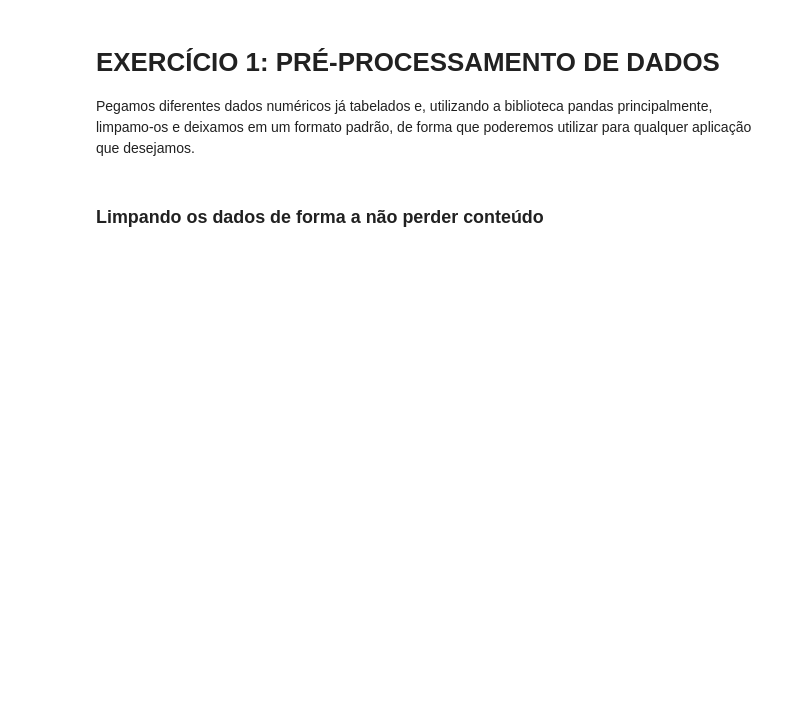
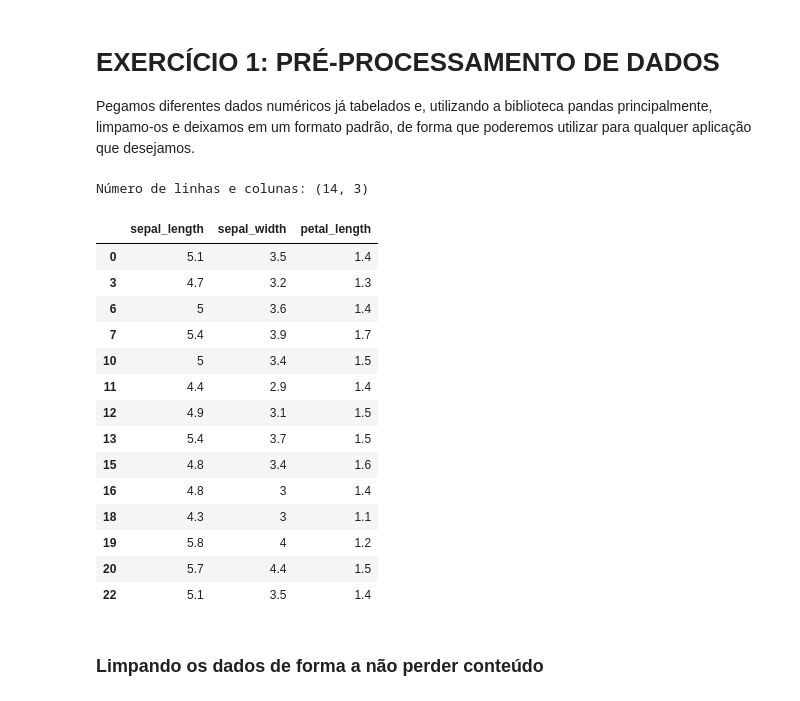
Before and after one commit to AntonioASD/Introdu--o---Ci-ncia-de-Dados, a Jupyter notebook: Exercicio1.ipynb, the cells around one changed output. Drawn from its saved outputs; the diff is of its cells as text; code cells hidden in the pictures; blank space fills up the shorter version.

```diff
--- a/Exercicio1.ipynb
+++ b/Exercicio1.ipynb
@@ -5,31 +5,48 @@ Pegamos diferentes dados numéricos já tabelados e, utilizando a biblioteca pan
 # %%
 # gerador de números aleatórios
 import random
 random.seed(1) # inicia a semente do gerador de números aleatórios. Importante para reprodução dos resultados
 # Pandas is used for data manipulation
 import pandas as pd # bibliote Pandas é usada para manipulação de dados
 import matplotlib.pyplot as plt # biblioteca para visualização dos dados
 
 # CSV file
-data = pd.read_csv('iris-with-errors.csv', header=(0))
+data = pd.read_csv('data/iris-with-errors.csv', header=(0))
 
 import numpy as np
 data = data.replace('?', np.nan)
 data.head(25)
 
 # remove as linhas com NaN
 data = data.dropna()
 data.head(25)
 
 # Remove as linhas duplicadas
 data = data.drop_duplicates()
 data.head(25)
 
 data = data.drop(data.columns[[3, 4]], axis=1)
 data.head(25)
 
 print("Número de linhas e colunas:",data.shape)
 data.head(25)
+# %% [output]
+Número de linhas e colunas: (14, 3)
+|  | sepal_length | sepal_width | petal_length |
+| 0 | 5.1 | 3.5 | 1.4 |
+| 3 | 4.7 | 3.2 | 1.3 |
+| 6 | 5 | 3.6 | 1.4 |
+| 7 | 5.4 | 3.9 | 1.7 |
+| 10 | 5 | 3.4 | 1.5 |
+| 11 | 4.4 | 2.9 | 1.4 |
+| 12 | 4.9 | 3.1 | 1.5 |
+| 13 | 5.4 | 3.7 | 1.5 |
+| 15 | 4.8 | 3.4 | 1.6 |
+| 16 | 4.8 | 3 | 1.4 |
+| 18 | 4.3 | 3 | 1.1 |
+| 19 | 5.8 | 4 | 1.2 |
+| 20 | 5.7 | 4.4 | 1.5 |
+| 22 | 5.1 | 3.5 | 1.4 |
 # %% [markdown]
 ### Limpando os dados de forma a não perder conteúdo
 # %%
```
Also changed, not shown: parts of 3 cells of this notebook, 7 other files.
